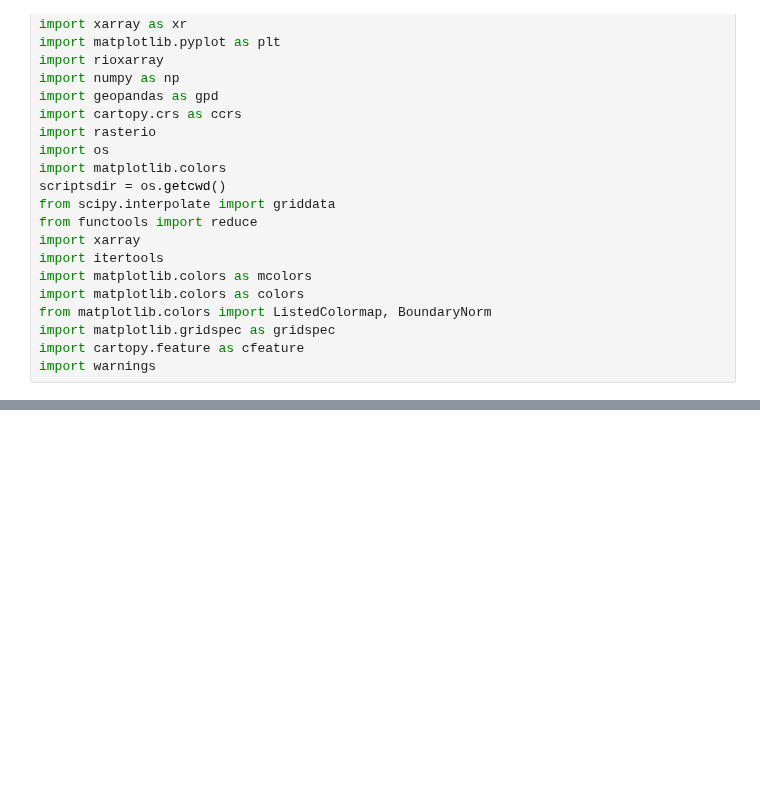
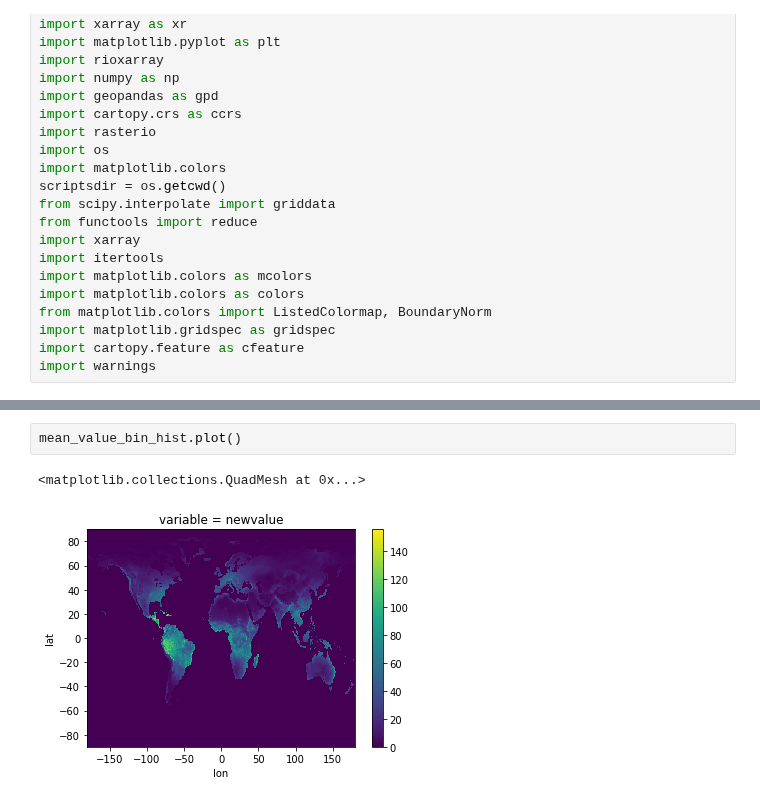
Before and after one commit to wyssacademy-unibe-ch/climate_Hari_etal_BioscenComb, a Jupyter notebook: functions/global_plots/Untitled.ipynb, the cells around one changed output, grey strips where cells are left out. Saved outputs shown, nothing was run; the diff lists cells and outputs as text; blank space fills up the shorter version.

```diff
--- a/functions/global_plots/Untitled.ipynb
+++ b/functions/global_plots/Untitled.ipynb
@@ -230,0 +320,5 @@ for future_time in future_times:
+# %%
+mean_value_bin_hist.plot()
+# %% [output]
+<matplotlib.collections.QuadMesh at 0x...>
+[figure, added]
```
Also changed, not shown: parts of 16 cells of this notebook, 56 other files.
